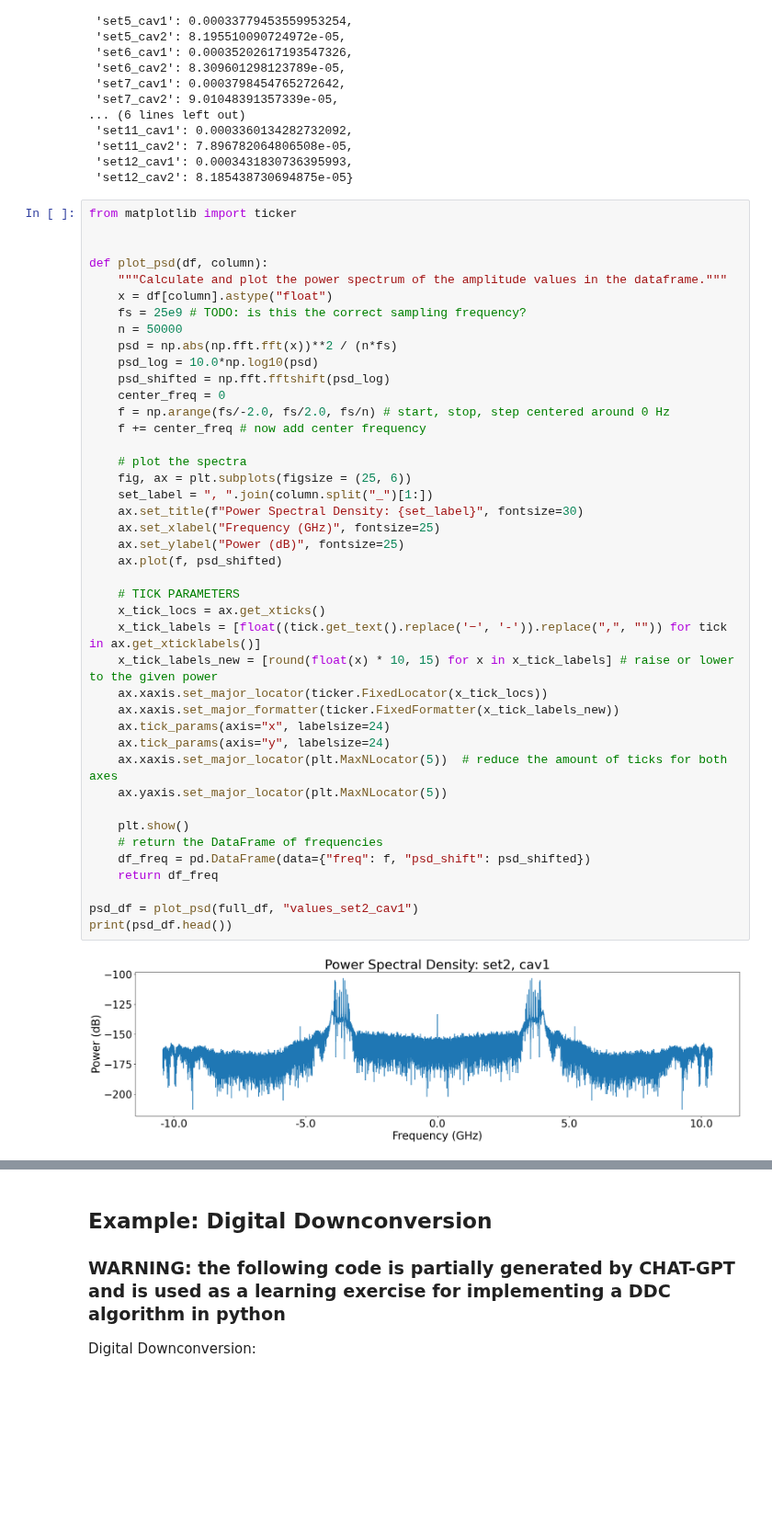
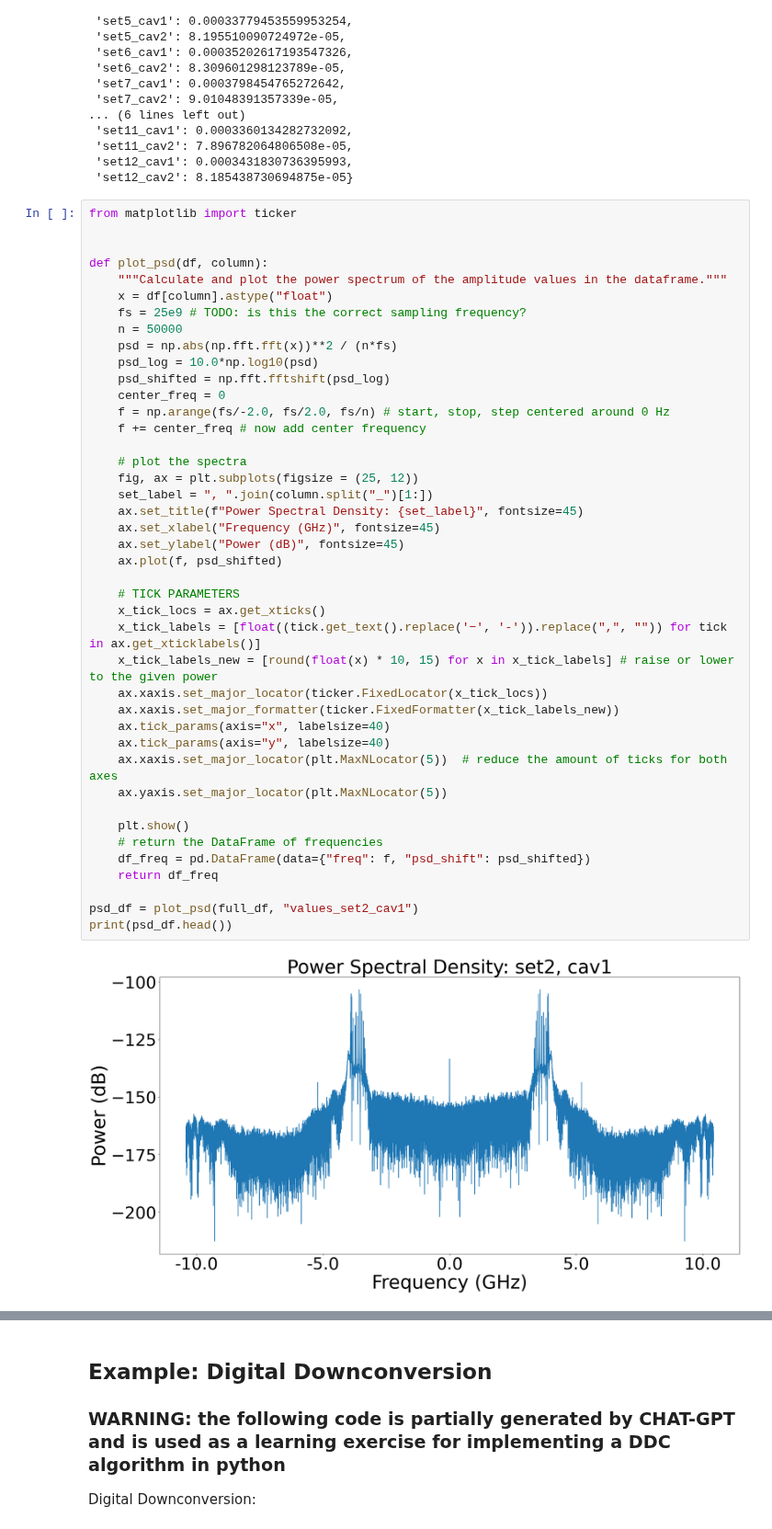
Before and after one commit to jpgtordilla/hombom24, a Jupyter notebook: scope-analysis/scope_data_processing.ipynb, the cells around one changed output, grey strips where cells are left out. Shown at 92% size. Saved outputs shown, nothing was run; the diff lists cells and outputs as text; blank space fills up the shorter version.

Commit message:
changed psd axis and tick size

```diff
--- a/scope-analysis/scope_data_processing.ipynb
+++ b/scope-analysis/scope_data_processing.ipynb
@@ -114,40 +114,40 @@ def plot_psd(df, column):
     fs = 25e9 # TODO: is this the correct sampling frequency?
     n = 50000
     psd = np.abs(np.fft.fft(x))**2 / (n*fs)
     psd_log = 10.0*np.log10(psd)
     psd_shifted = np.fft.fftshift(psd_log)
     center_freq = 0
     f = np.arange(fs/-2.0, fs/2.0, fs/n) # start, stop, step centered around 0 Hz
     f += center_freq # now add center frequency
 
     # plot the spectra
-    fig, ax = plt.subplots(figsize = (25, 6))
+    fig, ax = plt.subplots(figsize = (25, 12))
     set_label = ", ".join(column.split("_")[1:])
-    ax.set_title(f"Power Spectral Density: {set_label}", fontsize=30)
-    ax.set_xlabel("Frequency (GHz)", fontsize=25)
-    ax.set_ylabel("Power (dB)", fontsize=25)
+    ax.set_title(f"Power Spectral Density: {set_label}", fontsize=45)
+    ax.set_xlabel("Frequency (GHz)", fontsize=45)
+    ax.set_ylabel("Power (dB)", fontsize=45)
     ax.plot(f, psd_shifted)
 
     # TICK PARAMETERS
     x_tick_locs = ax.get_xticks()
     x_tick_labels = [float((tick.get_text().replace('−', '-')).replace(",", "")) for tick in ax.get_xticklabels()]
     x_tick_labels_new = [round(float(x) * 10, 15) for x in x_tick_labels] # raise or lower to the given power
     ax.xaxis.set_major_locator(ticker.FixedLocator(x_tick_locs))
     ax.xaxis.set_major_formatter(ticker.FixedFormatter(x_tick_labels_new))
-    ax.tick_params(axis="x", labelsize=24)
-    ax.tick_params(axis="y", labelsize=24)
+    ax.tick_params(axis="x", labelsize=40)
+    ax.tick_params(axis="y", labelsize=40)
     ax.xaxis.set_major_locator(plt.MaxNLocator(5))  # reduce the amount of ticks for both axes
     ax.yaxis.set_major_locator(plt.MaxNLocator(5))
 
     plt.show()
     # return the DataFrame of frequencies
     df_freq = pd.DataFrame(data={"freq": f, "psd_shift": psd_shifted})
     return df_freq
 
 psd_df = plot_psd(full_df, "values_set2_cav1")
 print(psd_df.head())
 # %% [output]
-[figure, old version]
+[figure, new version]
            freq   psd_shift
 0 -1.250000e+10 -178.259424
 1 -1.249950e+10 -162.925153
```
Also changed, not shown: parts of 1 cell of this notebook, 1 other file.
